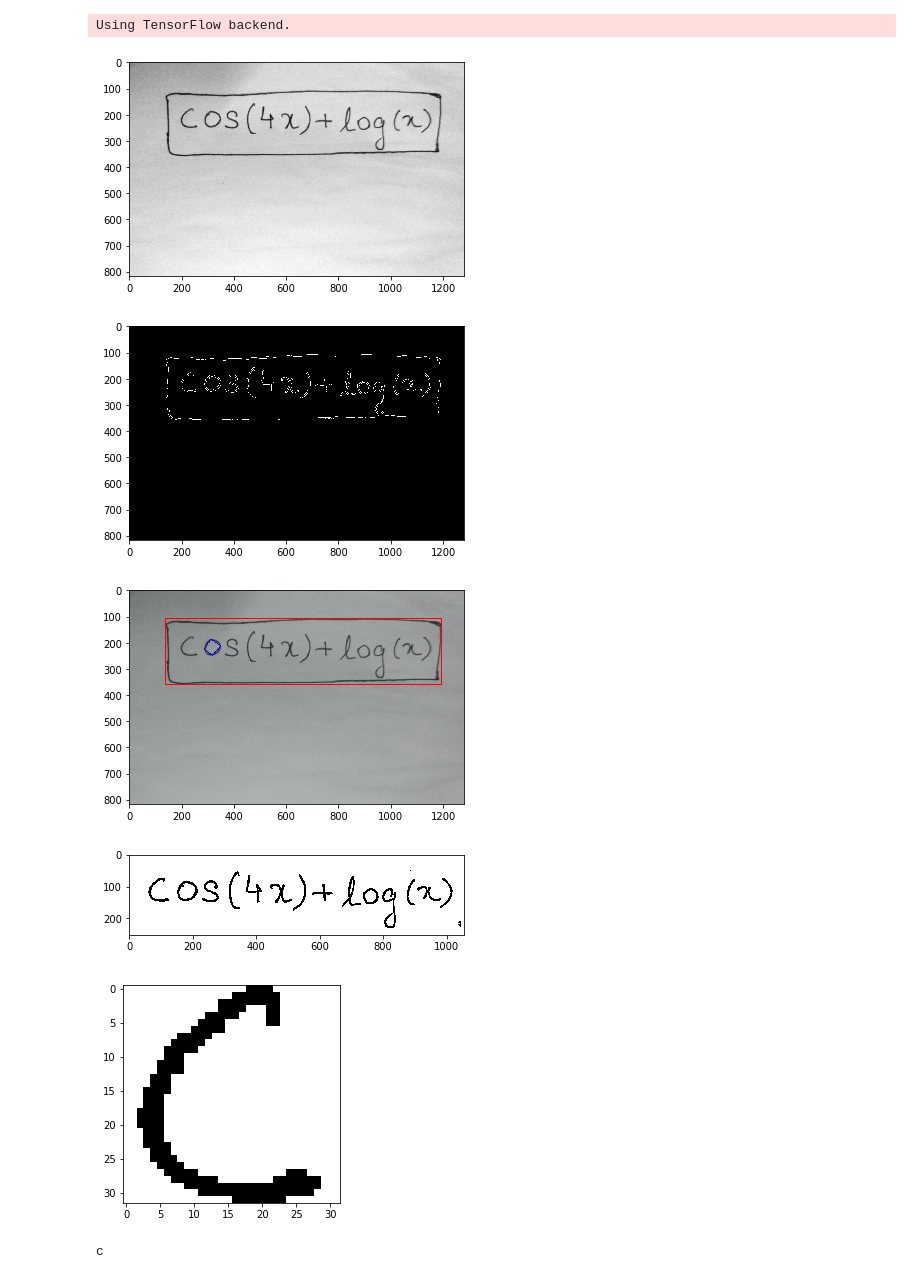
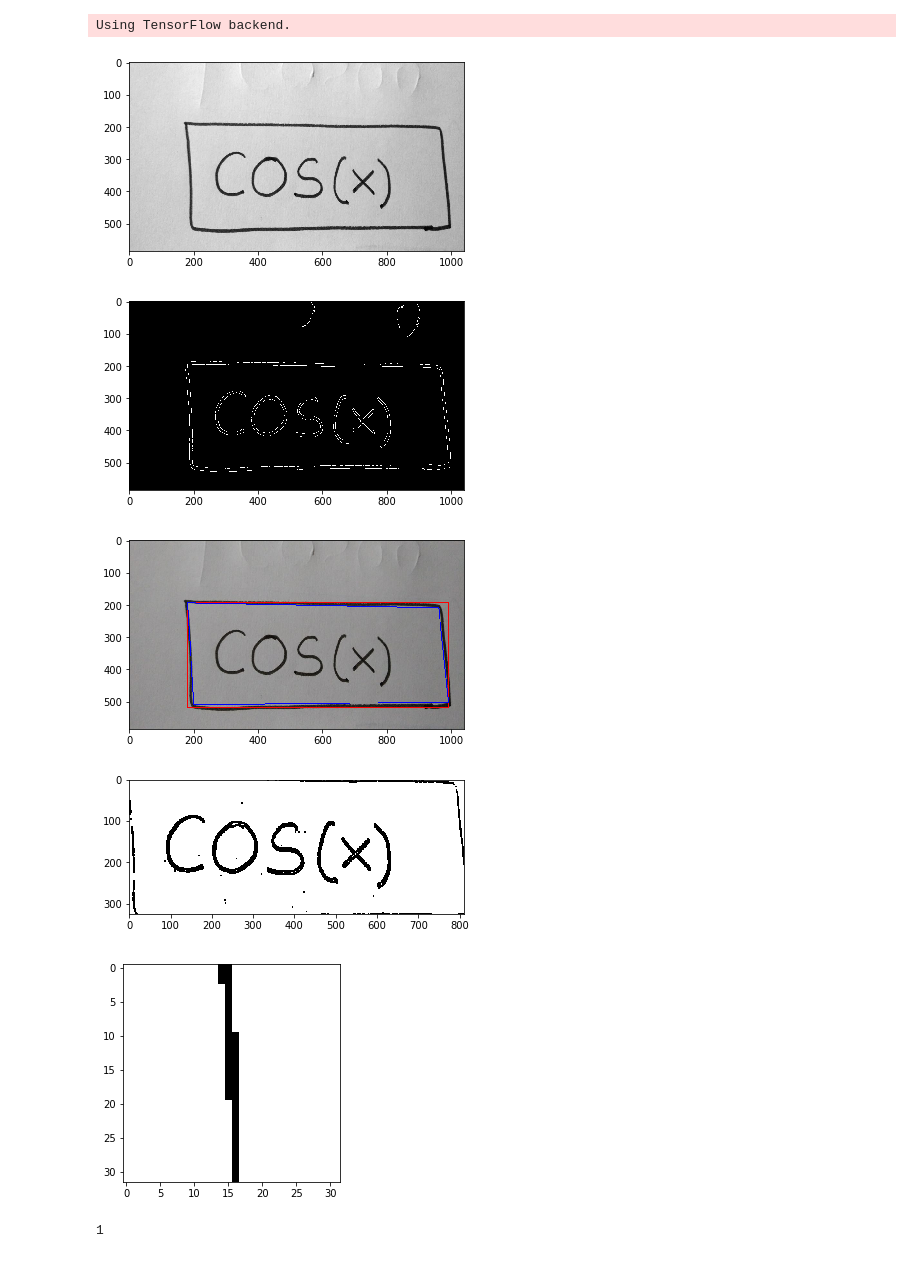
Before and after one commit to mohityadav23/Hand-Writing-Expression-Integral, a Jupyter notebook: OCR.ipynb, the cells around one changed output. Drawn from its saved outputs; the diff is of its cells as text; code cells hidden in the pictures.

```diff
--- a/OCR.ipynb
+++ b/OCR.ipynb
@@ -246,15 +246,15 @@ def recogniseText(characters):
 
     return string
 # %%
-text = extractText('./Samples/9.jpeg')
+text = extractText('./Samples/2.jpeg')
 text = processText(text)
 characters = extractCharactersNew(text)
 string = recogniseText(characters)
 print string
 # %% [output]
-[figure, old version]
+[figure, new version]
-[figure, old version]
+[figure, new version]
-[figure, old version]
+[figure, new version]
-[figure, old version]
+[figure, new version]
-[figure, old version]
+[figure, new version]
-c
+1
```
Also changed, not shown: parts of 1 cell of this notebook, 2 other files.
